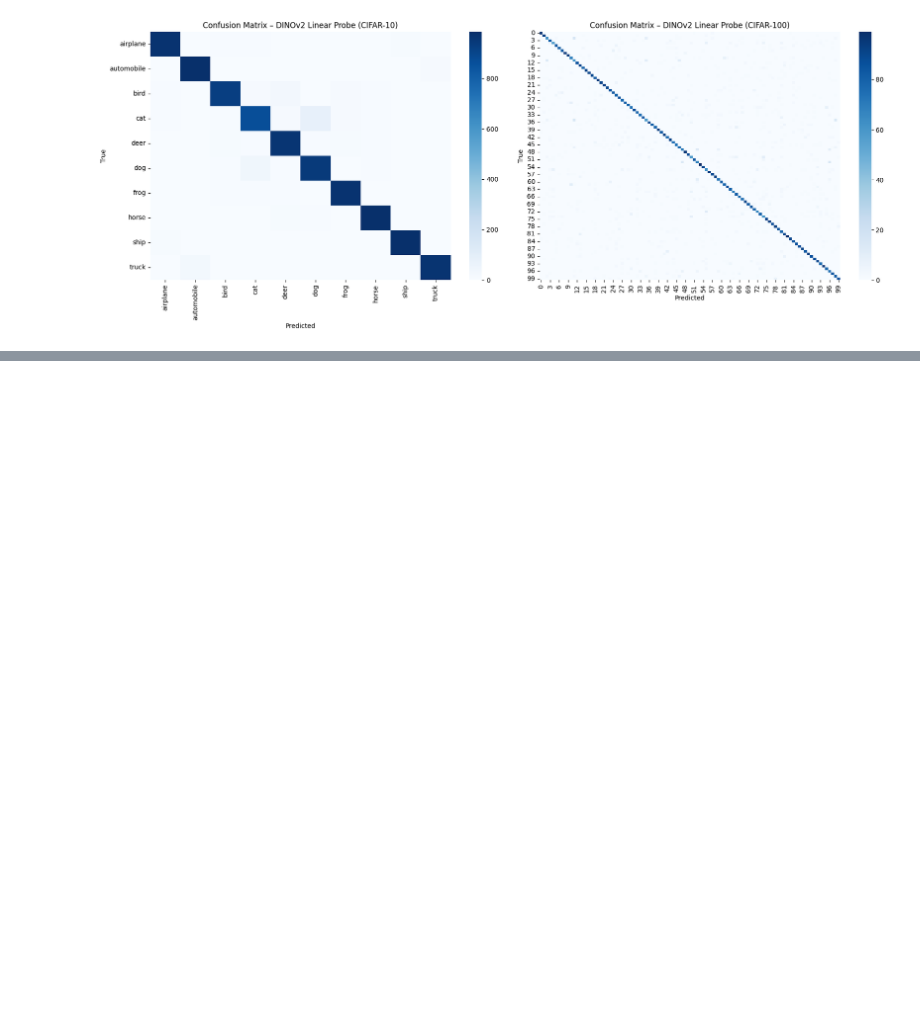
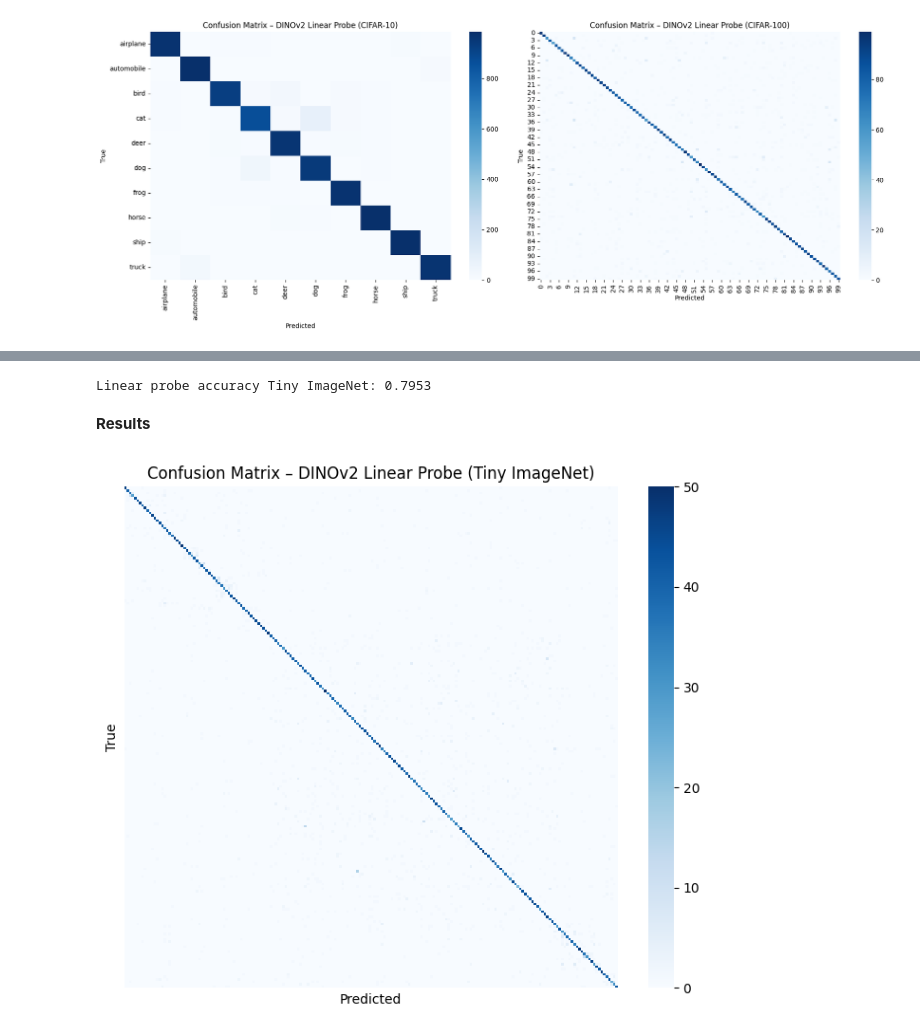
Before and after one commit to Florijan03/Diplomski-projekt, a Jupyter notebook: DinoV2.ipynb, the cells around one changed output, grey strips where cells are left out. Cells and saved outputs as stored; diff of their text form; code cells hidden in the pictures; blank space fills up the shorter version.

```diff
--- a/DinoV2.ipynb
+++ b/DinoV2.ipynb
@@ -374,0 +647,18 @@ plt.show()
+# %%
+for epoch in range(40):
+    linear_tiny.train()
+    total_loss = 0
+
+    for xb, yb in train_loader_tiny_lp:
+        xb = xb.to(device)
+        yb = yb.to(device)
+
+        optimizer_tiny.zero_grad()
+        outputs = linear_tiny(xb)
+        loss = criterion(outputs, yb)
+        loss.backward()
+        optimizer_tiny.step()
+
+        total_loss += loss.item()
+
+    print(f"[Tiny ImageNet] Epoch {epoch+1}, loss = {total_loss / len(train_loader_tiny_lp):.4f}")
@@ -374,0 +683,31 @@ plt.show()
+# %%
+linear_tiny.eval()
+with torch.no_grad():
+    Xte_tiny = torch.tensor(X_test_tiny, dtype=torch.float32).to(device)
+    preds_tiny = linear_tiny(Xte_tiny).argmax(dim=1).cpu().numpy()
+
+acc_tiny = accuracy_score(y_test_tiny, preds_tiny)
+print("Linear probe accuracy Tiny ImageNet:", acc_tiny)
+# %% [output]
+Linear probe accuracy Tiny ImageNet: 0.7953
+# %% [markdown]
+**Results**
+# %%
+from sklearn.metrics import confusion_matrix
+
+cm_tiny = confusion_matrix(y_test_tiny, preds_tiny)
+
+plt.figure(figsize=(7, 6))
+sns.heatmap(
+    cm_tiny,
+    cmap="Blues",
+    xticklabels=False,
+    yticklabels=False
+)
+plt.title("Confusion Matrix – DINOv2 Linear Probe (Tiny ImageNet)")
+plt.xlabel("Predicted")
+plt.ylabel("True")
+plt.tight_layout()
+plt.show()
+# %% [output]
+[figure, added]
```
Also changed, not shown: parts of 24 cells of this notebook.
